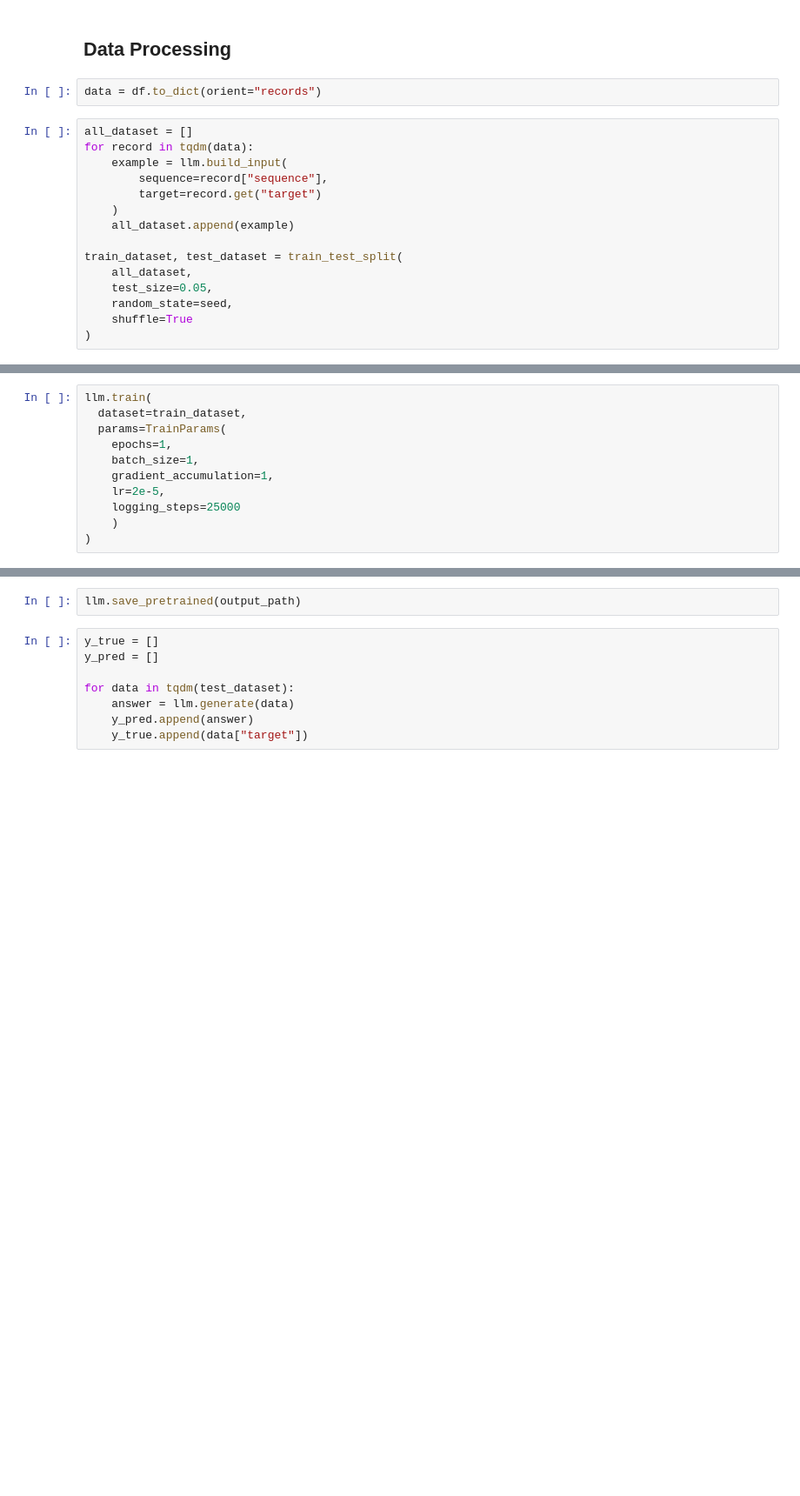
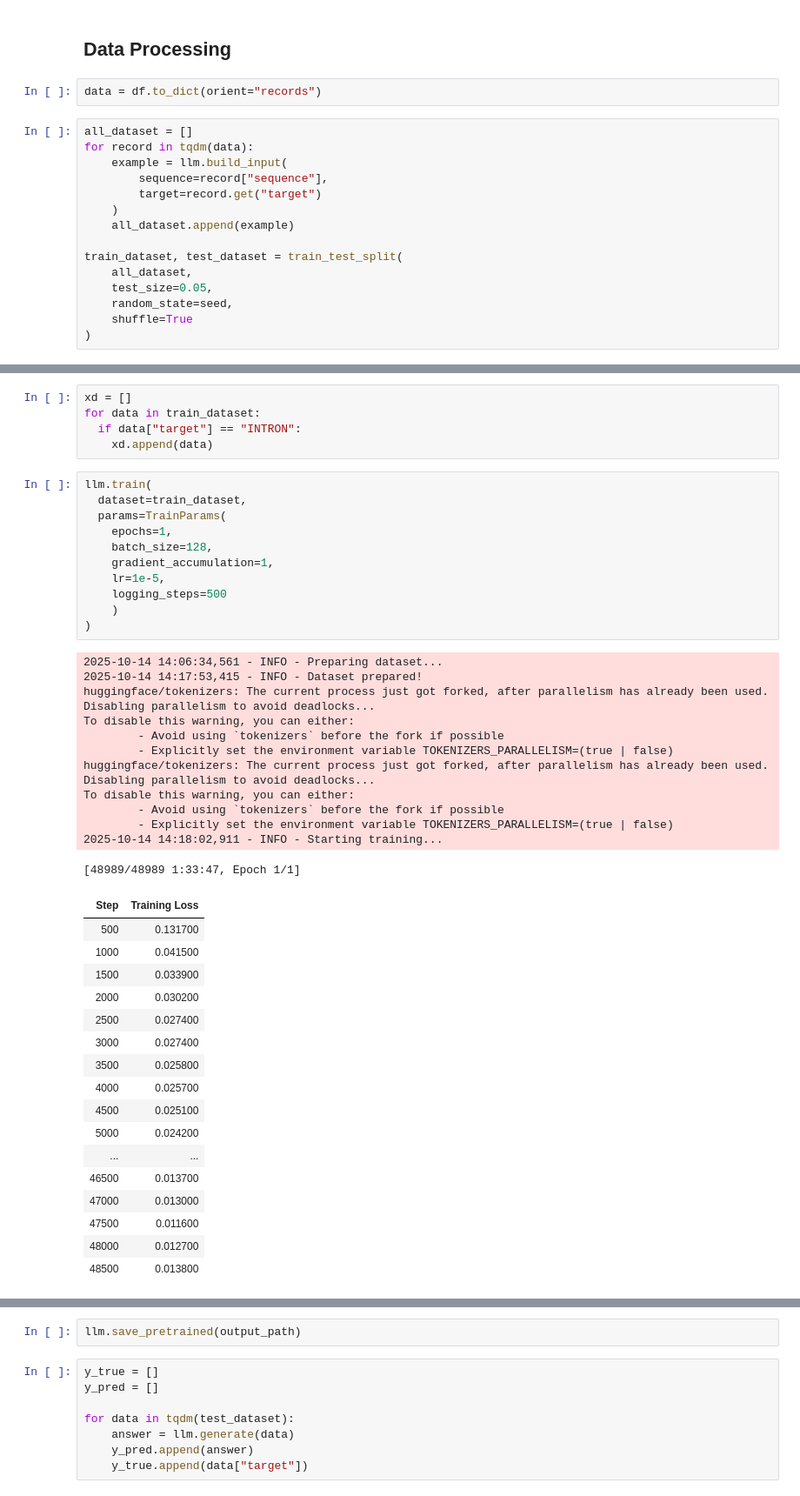
Before and after one commit to GustavoHCruz/CodingDNATransformers, a Jupyter notebook: src/main-exin-dnabert.ipynb, the cells around one changed output, grey strips where cells are left out. Shown at 87% size. Drawn from its saved outputs; the diff is of its cells as text; blank space fills up the shorter version.

```diff
--- a/src/main-exin-dnabert.ipynb
+++ b/src/main-exin-dnabert.ipynb
@@ -60,11 +66,46 @@ print("Test Dataset Len:", len(test_dataset))
+# %%
+xd = []
+for data in train_dataset:
+  if data["target"] == "INTRON":
+    xd.append(data)
 # %%
 llm.train(
   dataset=train_dataset,
   params=TrainParams(
     epochs=1,
-    batch_size=1,
+    batch_size=128,
     gradient_accumulation=1,
-    lr=2e-5,
-    logging_steps=25000
+    lr=1e-5,
+    logging_steps=500
 	)
 )
+# %% [output]
+2025-10-14 14:06:34,561 - INFO - Preparing dataset...
+2025-10-14 14:17:53,415 - INFO - Dataset prepared!
+huggingface/tokenizers: The current process just got forked, after parallelism has already been used. Disabling parallelism to avoid deadlocks...
+To disable this warning, you can either:
+        - Avoid using `tokenizers` before the fork if possible
+        - Explicitly set the environment variable TOKENIZERS_PARALLELISM=(true | false)
+huggingface/tokenizers: The current process just got forked, after parallelism has already been used. Disabling parallelism to avoid deadlocks...
+To disable this warning, you can either:
+        - Avoid using `tokenizers` before the fork if possible
+        - Explicitly set the environment variable TOKENIZERS_PARALLELISM=(true | false)
+2025-10-14 14:18:02,911 - INFO - Starting training...
+[48989/48989 1:33:47, Epoch 1/1]
+| Step | Training Loss |
+| 500 | 0.131700 |
+| 1000 | 0.041500 |
+| 1500 | 0.033900 |
+| 2000 | 0.030200 |
+| 2500 | 0.027400 |
+| 3000 | 0.027400 |
+| 3500 | 0.025800 |
+| 4000 | 0.025700 |
+| 4500 | 0.025100 |
+| 5000 | 0.024200 |
+| ... | ... |
+| 46500 | 0.013700 |
+| 47000 | 0.013000 |
+| 47500 | 0.011600 |
+| 48000 | 0.012700 |
+| 48500 | 0.013800 |
```
Also changed, not shown: parts of 5 cells of this notebook, 4 other files.
